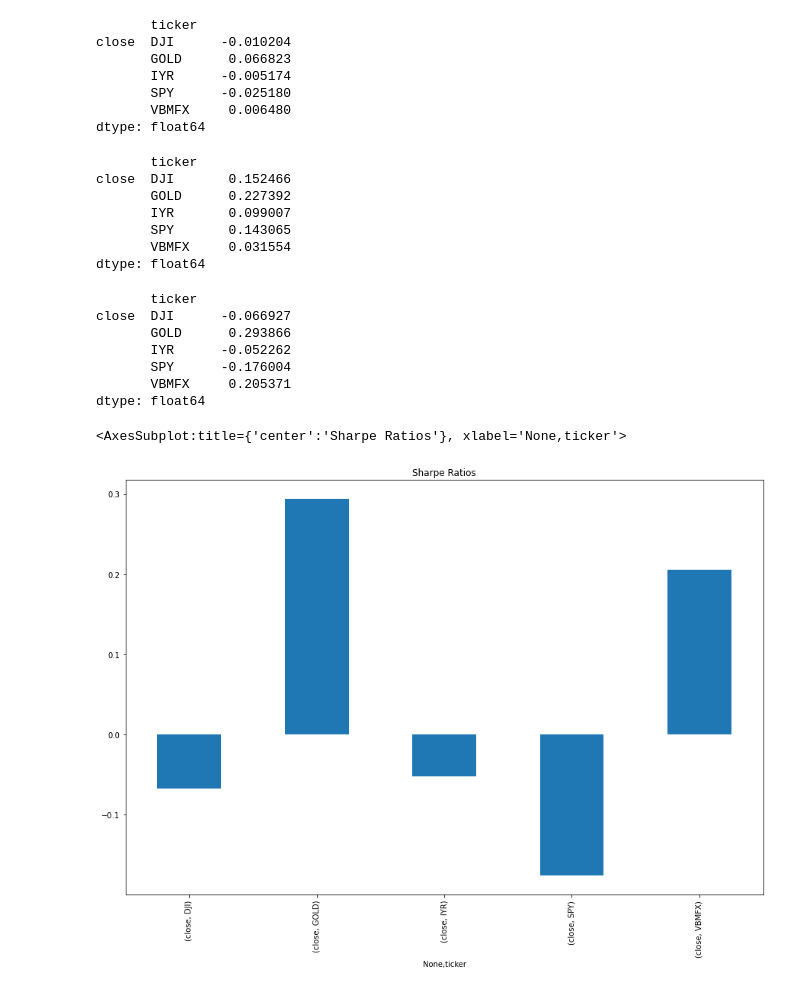
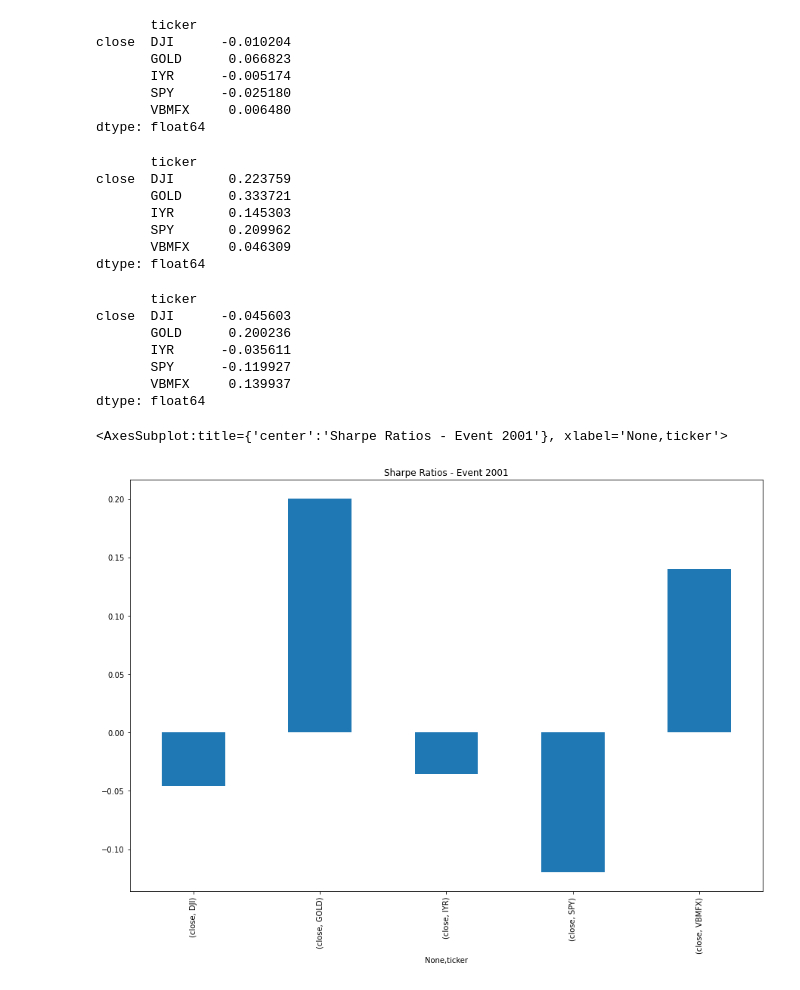
Before and after one commit to dcha314/project_1, a Jupyter notebook: baris_project1_draft.ipynb, the cells around one changed output. Saved outputs shown, nothing was run; the diff lists cells and outputs as text; code cells hidden in the pictures.

Commit message:
Updated; all events entered

```diff
--- a/baris_project1_draft.ipynb
+++ b/baris_project1_draft.ipynb
@@ -118,16 +120,16 @@ dtype: float64
 # To calculate the annualized standard deviation,
 # multiply the standard deviation (std) for the daily_returns_a_b DataFrame
 # by the square root (np.sqrt) of the number of trading days in the year
-annual_std_dev_event_2001 = daily_returns_event_2001.std() * np.sqrt(trading_days_event_2001)
+annual_std_dev_event_2001 = daily_returns_event_2001.std() * np.sqrt(252)
 # %%
 annual_std_dev_event_2001
 # %% [output]
        ticker
-close  DJI       0.152466
-       GOLD      0.227392
-       IYR       0.099007
-       SPY       0.143065
-       VBMFX     0.031554
+close  DJI       0.223759
+       GOLD      0.333721
+       IYR       0.145303
+       SPY       0.209962
+       VBMFX     0.046309
 dtype: float64
 # %%
 # Calculate Sharpe Ratio by dividing the average annual return by the standard deviation
@@ -136,15 +138,15 @@ sharpe_ratios_event_2001 = average_annual_return__event_2001 / annual_std_dev_ev
 sharpe_ratios_event_2001
 # %% [output]
        ticker
-close  DJI      -0.066927
-       GOLD      0.293866
-       IYR      -0.052262
-       SPY      -0.176004
-       VBMFX     0.205371
+close  DJI      -0.045603
+       GOLD      0.200236
+       IYR      -0.035611
+       SPY      -0.119927
+       VBMFX     0.139937
 dtype: float64
 # %%
 # Plotting the sharp ratios for securities
-sharpe_ratios_event_2001.plot.bar(figsize=(15, 10), title="Sharpe Ratios")
+sharpe_ratios_event_2001.plot.bar(figsize=(15, 10), title="Sharpe Ratios - Event 2001")
 # %% [output]
-<AxesSubplot:title={'center':'Sharpe Ratios'}, xlabel='None,ticker'>
+<AxesSubplot:title={'center':'Sharpe Ratios - Event 2001'}, xlabel='None,ticker'>
-[figure, old version]
+[figure, new version]
```
Also changed, not shown: parts of 67 cells of this notebook.
